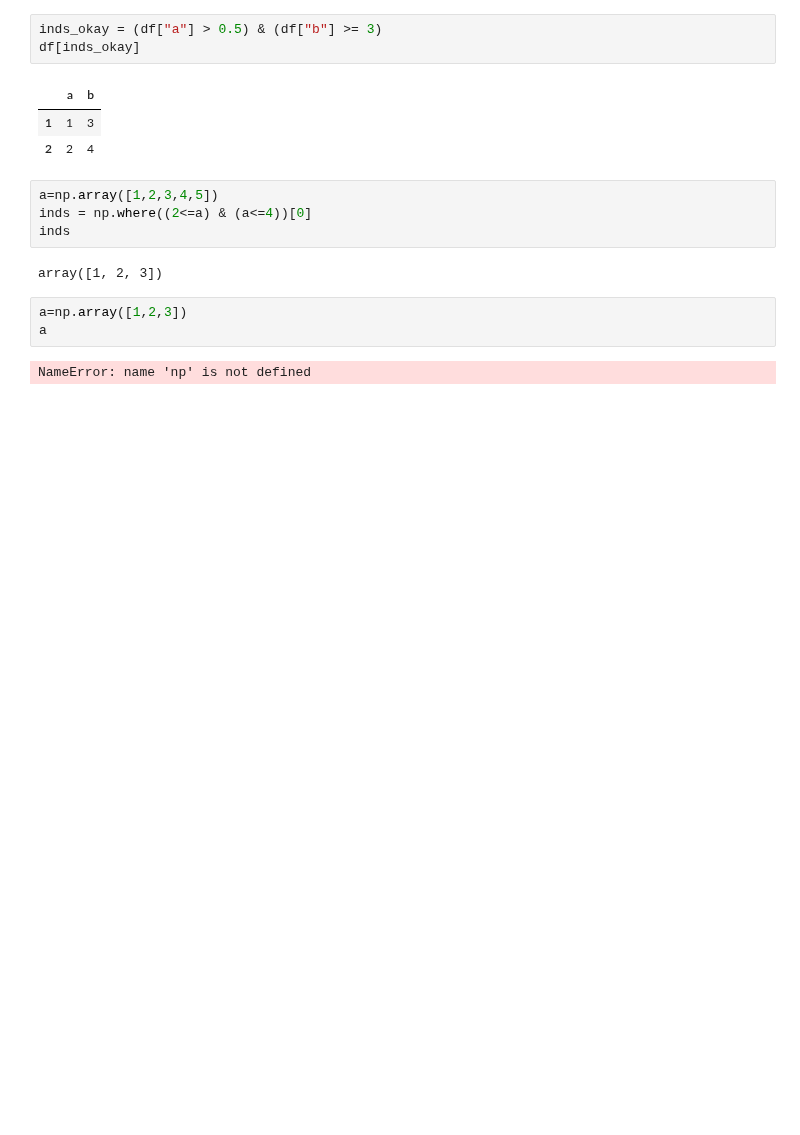
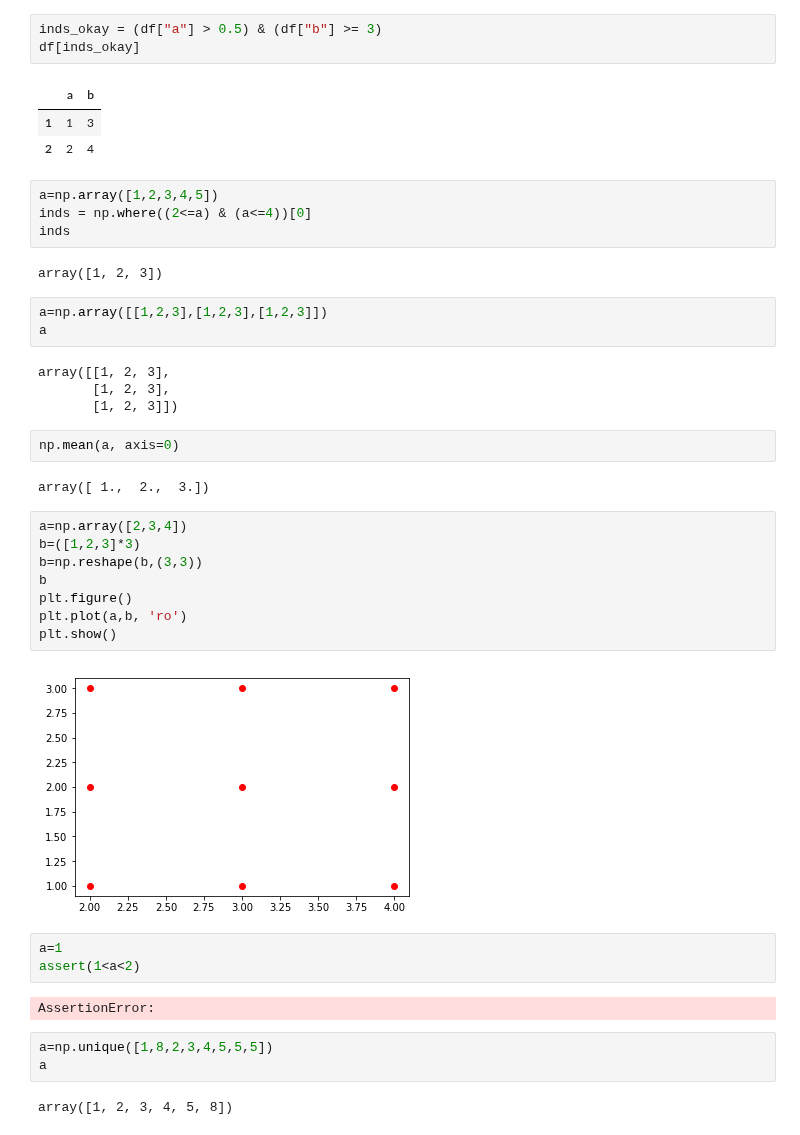
Before and after one commit to hringbauer/BarrierInferPublic, a Jupyter notebook: Area51.ipynb, the cells around one changed output. Cells and saved outputs as stored; diff of their text form; blank space fills up the shorter version.

```diff
--- a/Area51.ipynb
+++ b/Area51.ipynb
@@ -386,7 +386,33 @@ inds
 # %% [output]
 array([1, 2, 3])
 # %%
-a=np.array([1,2,3])
+a=np.array([[1,2,3],[1,2,3],[1,2,3]])
 a
 # %% [output]
-NameError: name 'np' is not defined
+array([[1, 2, 3],
+       [1, 2, 3],
+       [1, 2, 3]])
+# %%
+np.mean(a, axis=0)
+# %% [output]
+array([ 1.,  2.,  3.])
+# %%
+a=np.array([2,3,4])
+b=([1,2,3]*3)
+b=np.reshape(b,(3,3))
+b
+plt.figure()
+plt.plot(a,b, 'ro')
+plt.show()
+# %% [output]
+[figure, added]
+# %%
+a=1
+assert(1<a<2)
+# %% [output]
+AssertionError:
+# %%
+a=np.unique([1,8,2,3,4,5,5,5])
+a
+# %% [output]
+array([1, 2, 3, 4, 5, 8])
```
Also changed, not shown: 17 other files.
